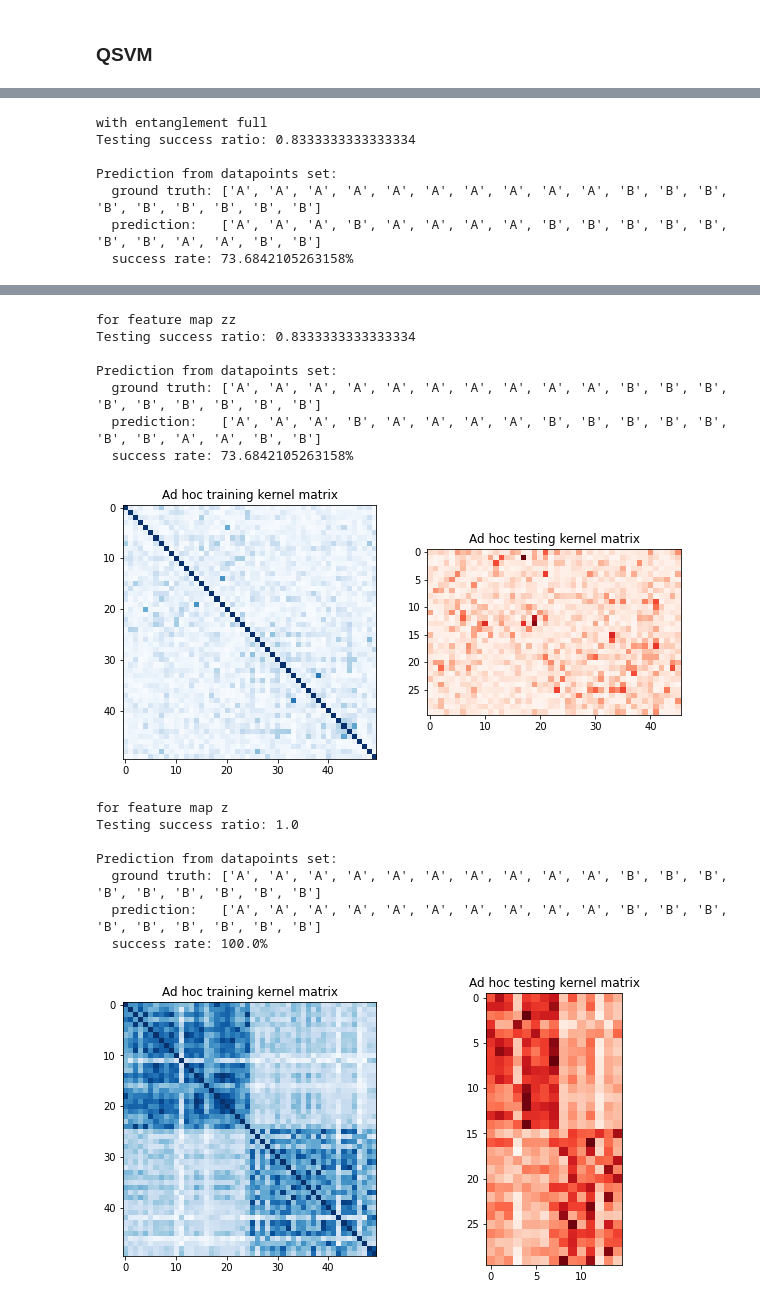
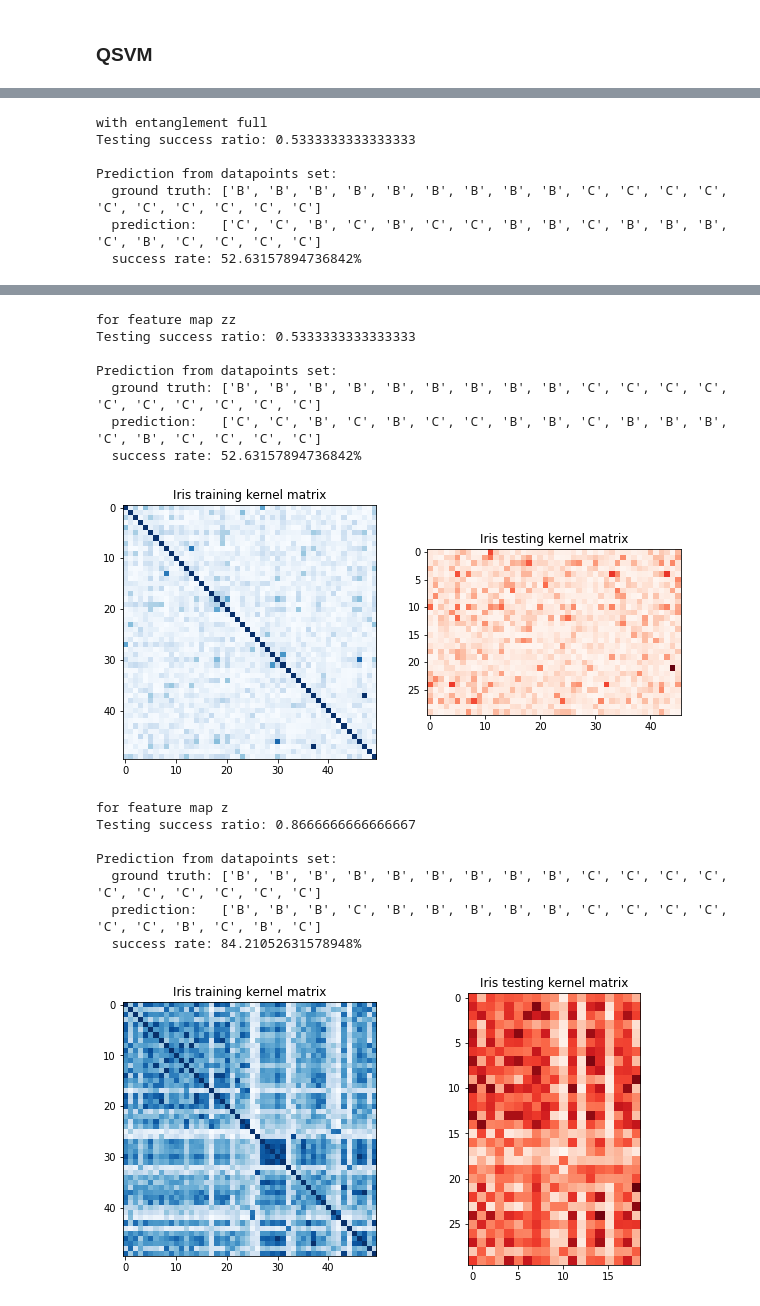
Before and after one commit to zedd-08/quantum-computing-project, a Jupyter notebook: iris_all_tests.ipynb, the cells around one changed output, grey strips where cells are left out. Saved outputs shown, nothing was run; the diff lists cells and outputs as text; code cells hidden in the pictures.

```diff
--- a/iris_all_tests.ipynb
+++ b/iris_all_tests.ipynb
@@ -25,25 +25,25 @@ aqua_globals.random_seed = seed
 # %%
-adhoc_dimension = 4
+iris_data_dimension = 4
 
 sample_train, training_input_, test_input_, class_labels = iris(
     training_size=50,
     test_size=50,
-    n=adhoc_dimension,
+    n=iris_data_dimension,
     plot_data=True
 )
-class_labels = class_labels[:2]
+class_labels = class_labels[1:]
 
 training_input = {}
-training_input['A'] = training_input_['A'][:25]
 training_input['B'] = training_input_['B'][:25]
+training_input['C'] = training_input_['C'][:25]
 
 test_input = {}
-test_input['A'] = training_input_['A'][25:40]
 test_input['B'] = training_input_['B'][25:40]
+test_input['C'] = training_input_['C'][25:40]
 
 extra_test_data = {}
-extra_test_data['A'] = training_input_['A'][40:]
 extra_test_data['B'] = training_input_['B'][40:]
+extra_test_data['C'] = training_input_['C'][40:]
 
 datapoints, _ = split_dataset_to_data_and_labels(extra_test_data)
 (unseen_features, unseen_labels) = datapoints
@@ -142,16 +142,16 @@ from qiskit.aqua.algorithms import SklearnSVM, VQC, QSVM
 from qiskit.aqua.components.optimizers import SPSA
 from qiskit.circuit.library import TwoLocal
 
-def run_model(model, adhoc_feature_map, training_input, test_input, datapoints):
+def run_model(model, feature_map, training_input, test_input, datapoints):
 	_model = None
 	if model == 'qsvm':
-		_model = QSVM(adhoc_feature_map, training_input, test_input, datapoints[0])
+		_model = QSVM(feature_map, training_input, test_input, datapoints[0])
 		result = _model.run(quantum_instance)
 	if model == 'vqc':
 		_model = VQC(
 			SPSA(maxiter=40, c0=4.0, skip_calibration=True),
-			adhoc_feature_map,
-			TwoLocal(adhoc_dimension, ['ry', 'rz'], 'cz', reps=3),
+			feature_map,
+			TwoLocal(iris_data_dimension, ['ry', 'rz'], 'cz', reps=3),
 			training_input,
 			test_input,
 			datapoints[0])
@@ -171,16 +171,16 @@ def run_model(model, adhoc_feature_map, training_input, test_input, datapoints):
 	return _model, result
 # %%
 def display_kernel_matrices(result):
-    adhoc_matrix_train = result['kernel_matrix_training']
-    adhoc_matrix_test = result['kernel_matrix_testing']
+    matrix_train = result['kernel_matrix_training']
+    matrix_test = result['kernel_matrix_testing']
 
     fig, axs = plt.subplots(1, 2, figsize=(10, 5))
     axs[0].imshow(
-        np.asmatrix(adhoc_matrix_train), interpolation="nearest", origin="upper", cmap="Blues"
+        np.asmatrix(matrix_train), interpolation="nearest", origin="upper", cmap="Blues"
     )
-    axs[0].set_title("Ad hoc training kernel matrix")
-    axs[1].imshow(np.asmatrix(adhoc_matrix_test), interpolation="nearest", origin="upper", cmap="Reds")
-    axs[1].set_title("Ad hoc testing kernel matrix")
+    axs[0].set_title("Iris training kernel matrix")
+    axs[1].imshow(np.asmatrix(matrix_test), interpolation="nearest", origin="upper", cmap="Reds")
+    axs[1].set_title("Iris testing kernel matrix")
     plt.show()
 # %%
 feature_maps = ['pauli', 'zz', 'z']
@@ -214,9 +214,9 @@ for feature in feature_maps:
 	if feature == 'pauli':
 		for ent in entanglements:
 			print(f'with entanglement {ent}')
-			do_all(model, feature, adhoc_dimension, training_input, test_input, datapoints, ent=ent)
+			do_all(model, feature, iris_data_dimension, training_input, test_input, datapoints, ent=ent)
 	else:
-		do_all(model, feature, adhoc_dimension, training_input, test_input, datapoints, ent=None)
+		do_all(model, feature, iris_data_dimension, training_input, test_input, datapoints, ent=None)
 # %% [output]
 for feature map pauli
 with entanglement linear
@@ -238,7 +238,7 @@ Prediction from datapoints set:
 with entanglement full
-Testing success ratio: 0.8333333333333334
+Testing success ratio: 0.5333333333333333
 
 Prediction from datapoints set:
-  ground truth: ['A', 'A', 'A', 'A', 'A', 'A', 'A', 'A', 'A', 'A', 'B', 'B', 'B', 'B', 'B', 'B', 'B', 'B', 'B']
-  prediction:   ['A', 'A', 'A', 'B', 'A', 'A', 'A', 'A', 'B', 'B', 'B', 'B', 'B', 'B', 'B', 'A', 'A', 'B', 'B']
-  success rate: 73.6842105263158%
+  ground truth: ['B', 'B', 'B', 'B', 'B', 'B', 'B', 'B', 'B', 'C', 'C', 'C', 'C', 'C', 'C', 'C', 'C', 'C', 'C']
+  prediction:   ['C', 'C', 'B', 'C', 'B', 'C', 'C', 'B', 'B', 'C', 'B', 'B', 'B', 'C', 'B', 'C', 'C', 'C', 'C']
+  success rate: 52.63157894736842%
@@ -246,19 +246,19 @@ Prediction from datapoints set:
 for feature map zz
-Testing success ratio: 0.8333333333333334
+Testing success ratio: 0.5333333333333333
 
 Prediction from datapoints set:
-  ground truth: ['A', 'A', 'A', 'A', 'A', 'A', 'A', 'A', 'A', 'A', 'B', 'B', 'B', 'B', 'B', 'B', 'B', 'B', 'B']
-  prediction:   ['A', 'A', 'A', 'B', 'A', 'A', 'A', 'A', 'B', 'B', 'B', 'B', 'B', 'B', 'B', 'A', 'A', 'B', 'B']
-  success rate: 73.6842105263158%
+  ground truth: ['B', 'B', 'B', 'B', 'B', 'B', 'B', 'B', 'B', 'C', 'C', 'C', 'C', 'C', 'C', 'C', 'C', 'C', 'C']
+  prediction:   ['C', 'C', 'B', 'C', 'B', 'C', 'C', 'B', 'B', 'C', 'B', 'B', 'B', 'C', 'B', 'C', 'C', 'C', 'C']
+  success rate: 52.63157894736842%
-[figure, old version]
+[figure, new version]
 for feature map z
-Testing success ratio: 1.0
+Testing success ratio: 0.8666666666666667
 
 Prediction from datapoints set:
-  ground truth: ['A', 'A', 'A', 'A', 'A', 'A', 'A', 'A', 'A', 'A', 'B', 'B', 'B', 'B', 'B', 'B', 'B', 'B', 'B']
-  prediction:   ['A', 'A', 'A', 'A', 'A', 'A', 'A', 'A', 'A', 'A', 'B', 'B', 'B', 'B', 'B', 'B', 'B', 'B', 'B']
-  success rate: 100.0%
+  ground truth: ['B', 'B', 'B', 'B', 'B', 'B', 'B', 'B', 'B', 'C', 'C', 'C', 'C', 'C', 'C', 'C', 'C', 'C', 'C']
+  prediction:   ['B', 'B', 'B', 'C', 'B', 'B', 'B', 'B', 'B', 'C', 'C', 'C', 'C', 'C', 'C', 'B', 'C', 'B', 'C']
+  success rate: 84.21052631578948%
-[figure, old version]
+[figure, new version]
 # %%
 model = 'vqc'
 for feature in feature_maps:
```
Also changed, not shown: parts of 8 cells of this notebook, 9 other files.
